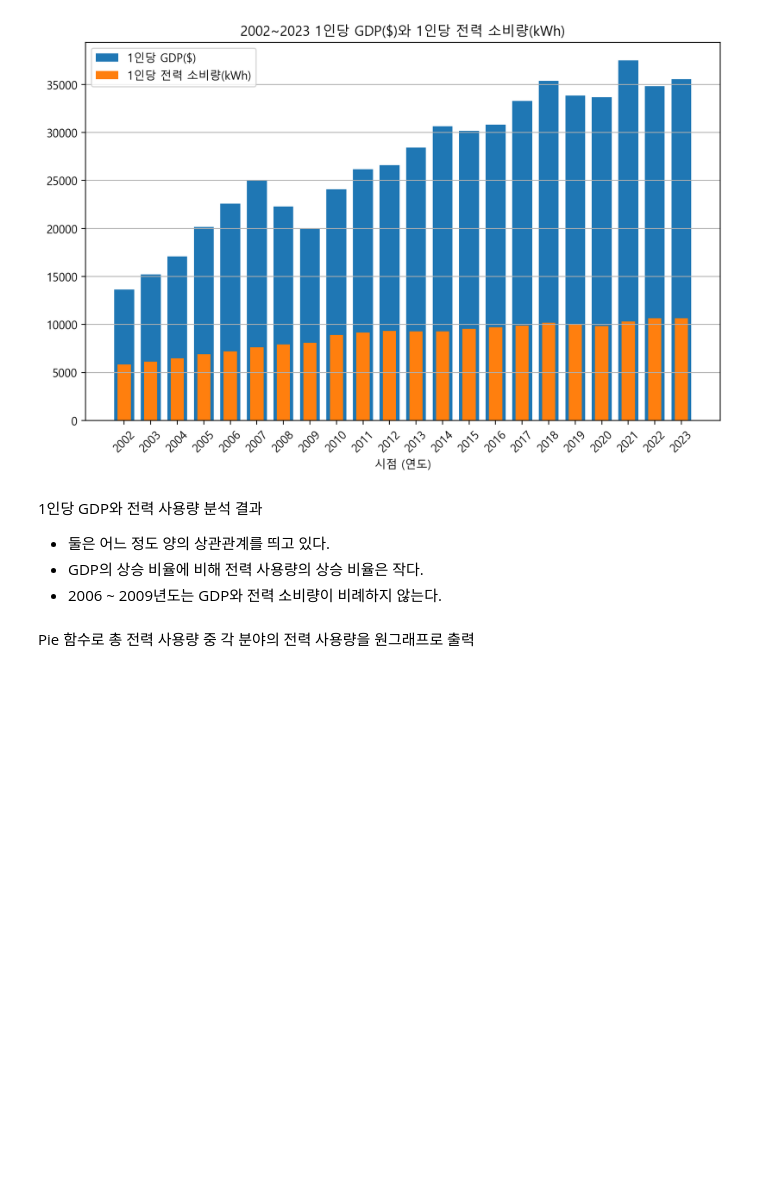
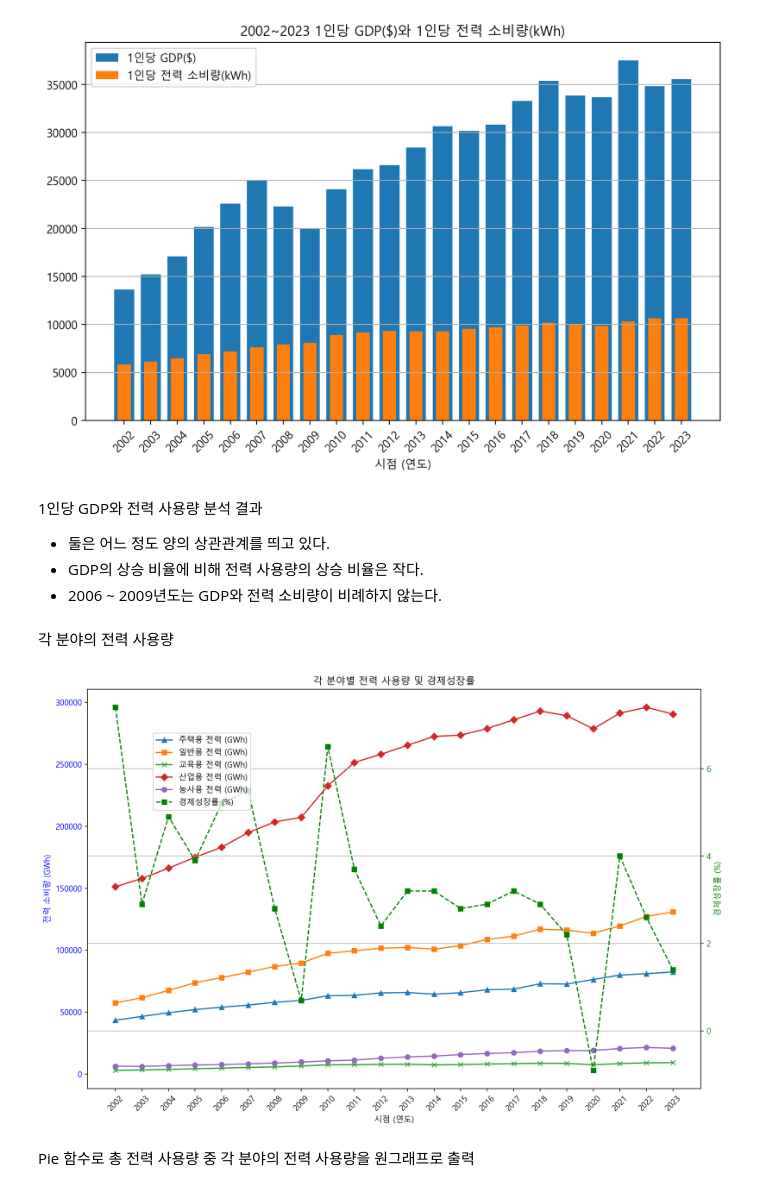
Before and after one commit to uro12/DA-4, a Jupyter notebook: 04조_분석조.ipynb, the cells around one changed output. Drawn from its saved outputs; the diff is of its cells as text; code cells hidden in the pictures; blank space fills up the shorter version.

```diff
--- a/04조_분석조.ipynb
+++ b/04조_분석조.ipynb
@@ -386,5 +385,73 @@ plt.show()
 - 둘은 어느 정도 양의 상관관계를 띄고 있다.
 - GDP의 상승 비율에 비해 전력 사용량의 상승 비율은 작다.
 - 2006 ~ 2009년도는 GDP와 전력 소비량이 비례하지 않는다.
+# %% [markdown]
+각 분야의 전력 사용량
+# %%
+import matplotlib.pyplot as plt
+import csv
+
+# '연도별_전력수급_실적.csv' 파일을 열고 데이터 읽기
+f = open('연도별_전력수급_실적.csv', encoding='cp949')
+data = csv.reader(f)
+next(data)  # 헤더를 건너뛰기
+
+# 데이터 초기화
+years = []
+growth_rate = []
+Residential_Power = []  # 주택용
+General_Power = []      # 일반용
+Educational_Power = []  # 교육용
+Industrial_Power = []   # 산업용
+Agricultural_Power = [] # 농사용
+
+# 데이터 추출
+for row in data:
+    years.append(row[0])  # 시점(연도)
+    growth_rate.append(float(row[1]))  # '경제성장률 (%)' (두 번째 열)
+    Residential_Power.append(float(row[-11]))  # '주택용판매전력량' (-11 열)
+    General_Power.append(float(row[-10]))  # '일반용판매전력량' (-10 열)
+    Educational_Power.append(float(row[-9]))  # '교육용판매전력량' (-9 열)
+    Industrial_Power.append(float(row[-8]))  # '산업용판매전력량' (-8 열)
+    Agricultural_Power.append(float(row[-7]))  # '농사용판매전력량' (-7 열)
+
+f.close()  # 파일 닫기
+
+# 시각화를 위한 플롯 생성
+fig, ax1 = plt.subplots(figsize=(12, 8))
+
+# 첫 번째 y축: 각 분야별 전력 사용량
+ax1.plot(years, Residential_Power, marker='^', label='주택용 전력 (GWh)', linestyle='-')
+ax1.plot(years, General_Power, marker='s', label='일반용 전력 (GWh)', linestyle='-')
+ax1.plot(years, Educational_Power, marker='x', label='교육용 전력 (GWh)', linestyle='-')
+ax1.plot(years, Industrial_Power, marker='D', label='산업용 전력 (GWh)', linestyle='-')
+ax1.plot(years, Agricultural_Power, marker='o', label='농사용 전력 (GWh)', linestyle='-')
+
+ax1.set_xlabel('시점 (연도)')
+ax1.set_ylabel('전력 소비량 (GWh)', color='b')
+ax1.tick_params(axis='y', labelcolor='b')
+
+# x축의 tick 위치를 설정
+ax1.set_xticks(range(len(years)))
+ax1.set_xticklabels(years, rotation=45)
+
+# 두 번째 y축: '경제성장률 (%)'
+ax2 = ax1.twinx()
+ax2.plot(years, growth_rate, marker='s', color='g', linestyle='--', label='경제성장률 (%)')
+ax2.set_ylabel('경제성장률 (%)', color='g')
+ax2.tick_params(axis='y', labelcolor='g')
+
+# 범례 추가
+fig.legend(loc='upper left', bbox_to_anchor=(0.1, 0.9), bbox_transform=ax1.transAxes)
+
+# 그래프 타이틀
+plt.title('각 분야별 전력 사용량 및 경제성장률')
+
+# 레이아웃 조정 및 출력
+fig.tight_layout()
+plt.grid(True)
+plt.show()
+# %% [output]
+[figure, added]
 # %% [markdown]
 Pie 함수로 총 전력 사용량 중 각 분야의 전력 사용량을 원그래프로 출력
```
Also changed, not shown: parts of 3 cells of this notebook.
